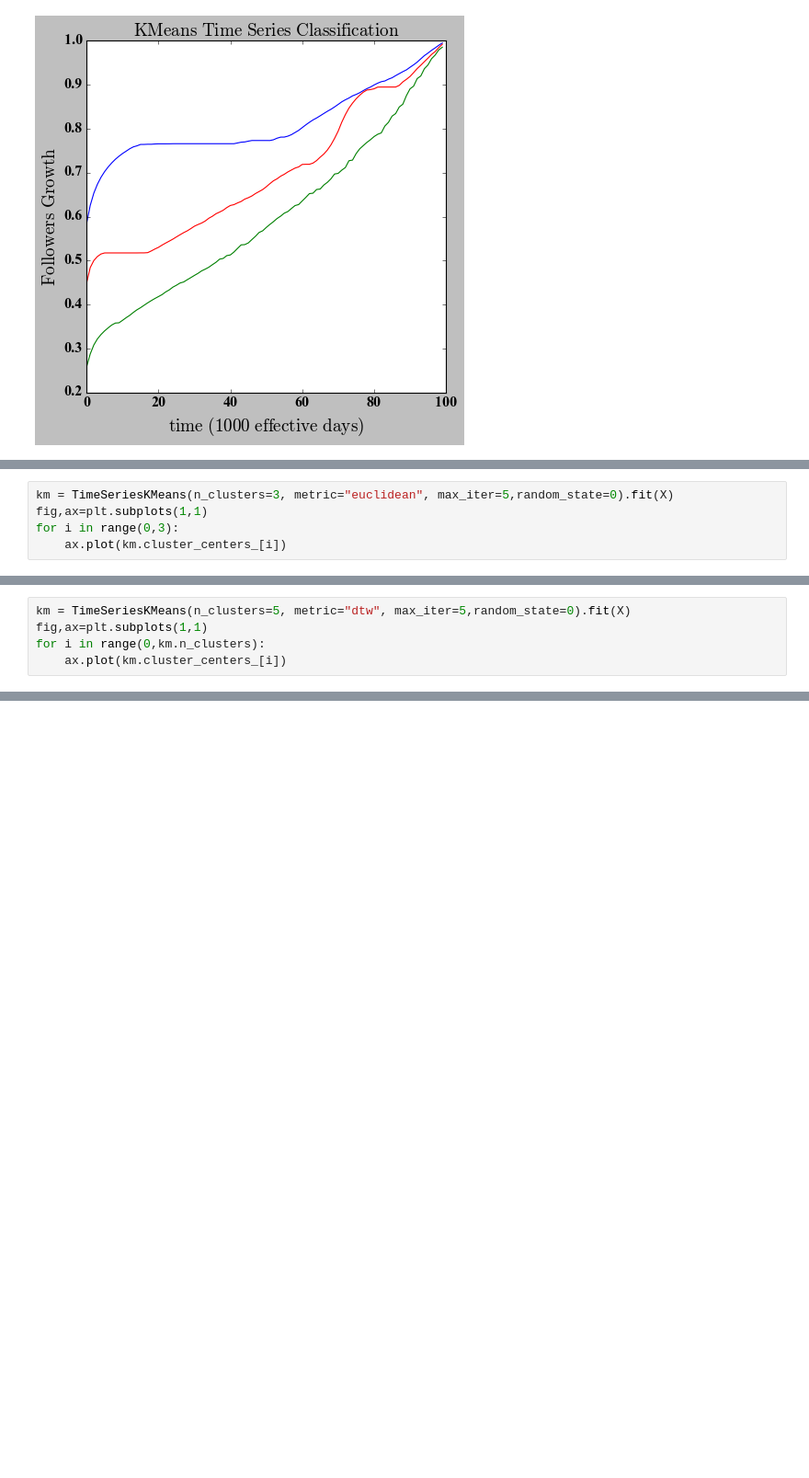
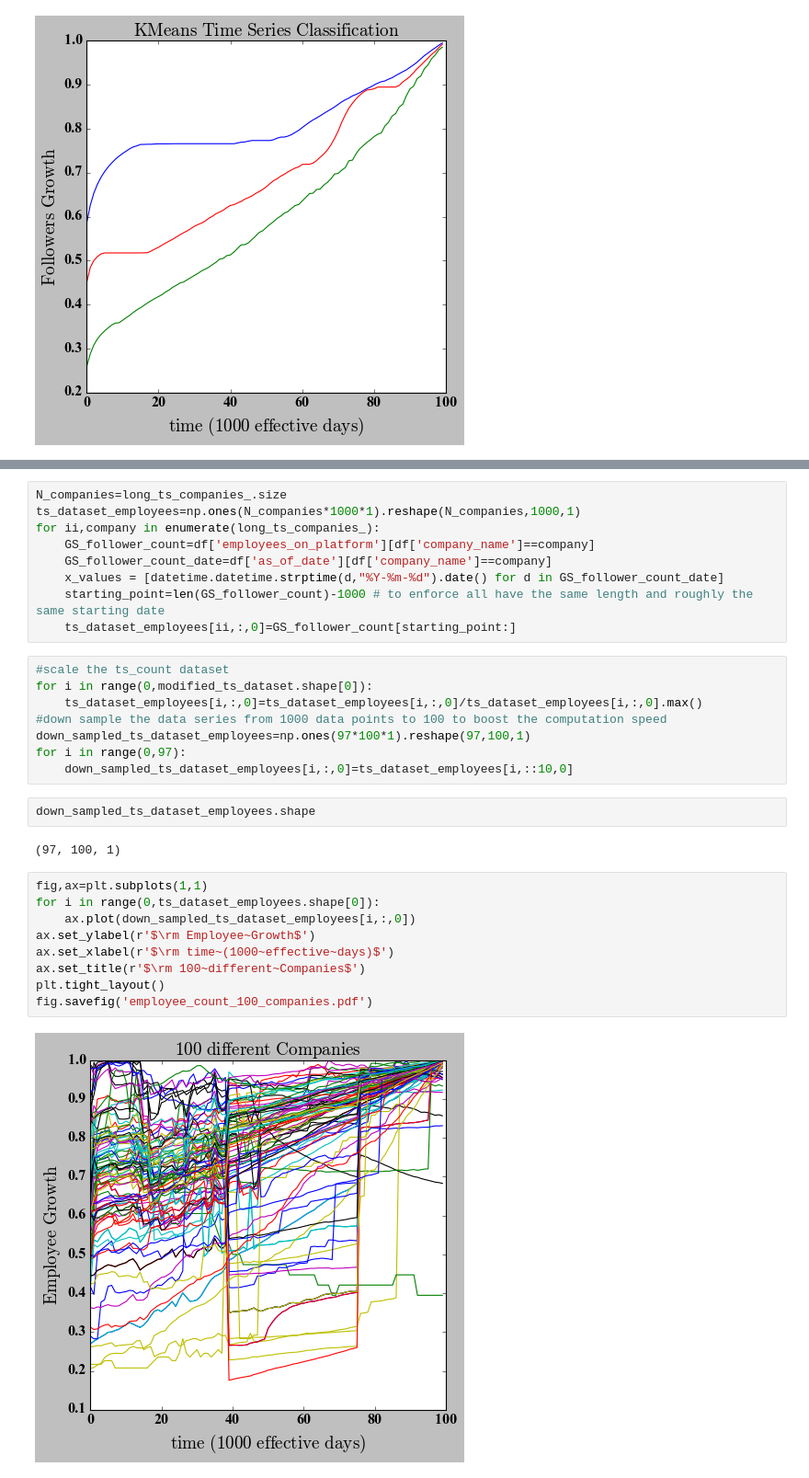
Before and after one commit to mtsafarzadeh/Time_Series_Classification, a Jupyter notebook: linkedin.ipynb, the cells around one changed output, grey strips where cells are left out. Shown at 92% size. Cells and saved outputs as stored; diff of their text form; blank space fills up the shorter version.

```diff
--- a/linkedin.ipynb
+++ b/linkedin.ipynb
@@ -244,5 +205,0 @@ for i in range(0,50):
-# %%
-km = TimeSeriesKMeans(n_clusters=3, metric="euclidean", max_iter=5,random_state=0).fit(X)
-fig,ax=plt.subplots(1,1)
-for i in range(0,3):
-    ax.plot(km.cluster_centers_[i])
@@ -251,5 +205,0 @@ for i in range(0,3):
-# %%
-km = TimeSeriesKMeans(n_clusters=5, metric="dtw", max_iter=5,random_state=0).fit(X)
-fig,ax=plt.subplots(1,1)
-for i in range(0,km.n_clusters):
-    ax.plot(km.cluster_centers_[i])
@@ -267,0 +226,32 @@ X_f.shape
+# %%
+N_companies=long_ts_companies_.size
+ts_dataset_employees=np.ones(N_companies*1000*1).reshape(N_companies,1000,1)
+for ii,company in enumerate(long_ts_companies_):
+    GS_follower_count=df['employees_on_platform'][df['company_name']==company]
+    GS_follower_count_date=df['as_of_date'][df['company_name']==company]
+    x_values = [datetime.datetime.strptime(d,"%Y-%m-%d").date() for d in GS_follower_count_date]
+    starting_point=len(GS_follower_count)-1000 # to enforce all have the same length and roughly the same starting date
+    ts_dataset_employees[ii,:,0]=GS_follower_count[starting_point:]
+# %%
+#scale the ts_count dataset
+for i in range(0,modified_ts_dataset.shape[0]):
+    ts_dataset_employees[i,:,0]=ts_dataset_employees[i,:,0]/ts_dataset_employees[i,:,0].max()
+#down sample the data series from 1000 data points to 100 to boost the computation speed
+down_sampled_ts_dataset_employees=np.ones(97*100*1).reshape(97,100,1)
+for i in range(0,97):
+    down_sampled_ts_dataset_employees[i,:,0]=ts_dataset_employees[i,::10,0]
+# %%
+down_sampled_ts_dataset_employees.shape
+# %% [output]
+(97, 100, 1)
+# %%
+fig,ax=plt.subplots(1,1)
+for i in range(0,ts_dataset_employees.shape[0]):
+    ax.plot(down_sampled_ts_dataset_employees[i,:,0])
+ax.set_ylabel(r'$\rm Employee~Growth$')
+ax.set_xlabel(r'$\rm time~(1000~effective~days)$')
+ax.set_title(r'$\rm 100~different~Companies$')
+plt.tight_layout()
+fig.savefig('employee_count_100_companies.pdf')
+# %% [output]
+[figure, added]
```
Also changed, not shown: parts of 49 cells of this notebook.
